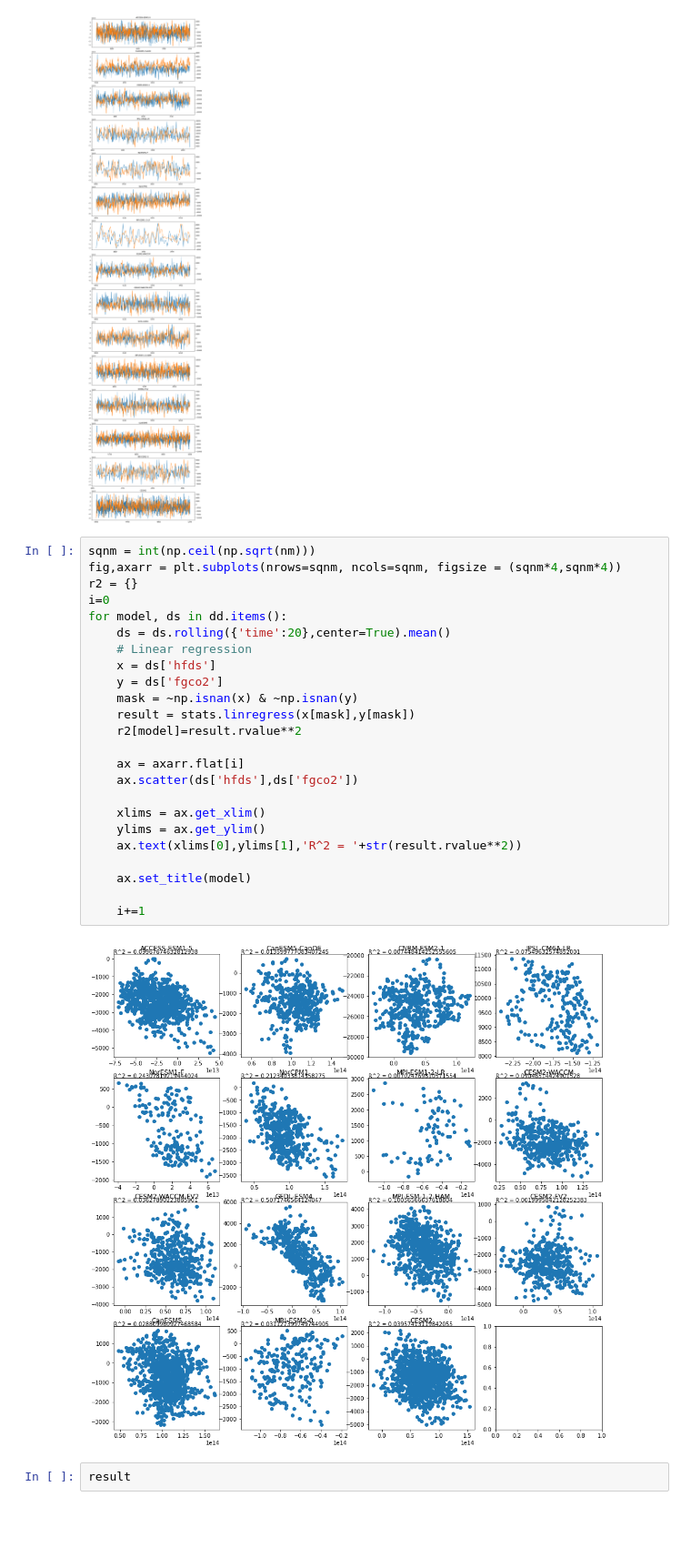
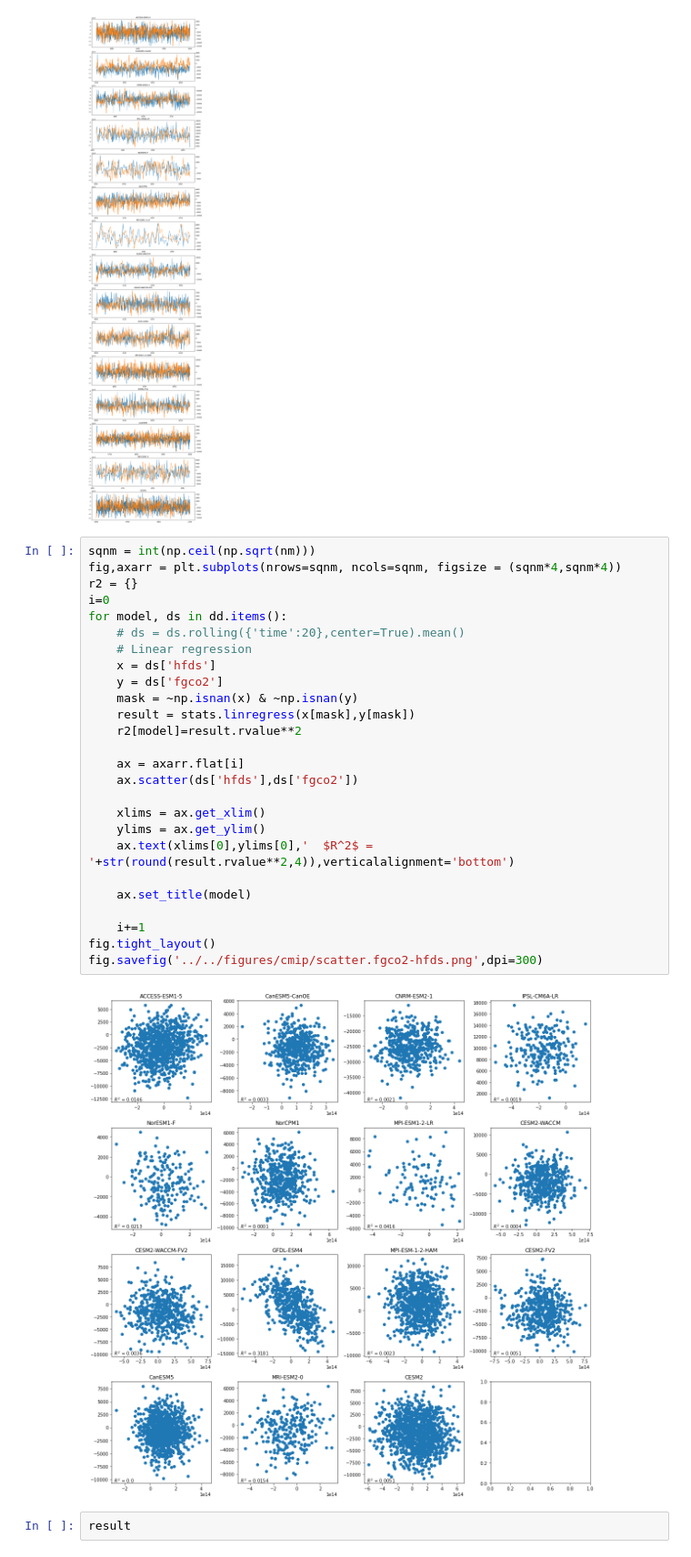
Before and after one commit to gmacgilchrist/bio-pump-timescales, a Jupyter notebook: notebooks/cmip/draw_globalintegrals.ipynb, the cells around one changed output. Shown at 91% size. Cells and saved outputs as stored; diff of their text form; blank space fills up the shorter version.

```diff
--- a/notebooks/cmip/draw_globalintegrals.ipynb
+++ b/notebooks/cmip/draw_globalintegrals.ipynb
@@ -46,29 +46,31 @@ for model, ds in dd.items():
 # %%
 sqnm = int(np.ceil(np.sqrt(nm)))
 fig,axarr = plt.subplots(nrows=sqnm, ncols=sqnm, figsize = (sqnm*4,sqnm*4))
 r2 = {}
 i=0
 for model, ds in dd.items():
-    ds = ds.rolling({'time':20},center=True).mean()
+    # ds = ds.rolling({'time':20},center=True).mean()
     # Linear regression
     x = ds['hfds']
     y = ds['fgco2']
     mask = ~np.isnan(x) & ~np.isnan(y)
     result = stats.linregress(x[mask],y[mask])
     r2[model]=result.rvalue**2
 
     ax = axarr.flat[i]
     ax.scatter(ds['hfds'],ds['fgco2'])
 
     xlims = ax.get_xlim()
     ylims = ax.get_ylim()
-    ax.text(xlims[0],ylims[1],'R^2 = '+str(result.rvalue**2))
+    ax.text(xlims[0],ylims[0],'  $R^2$ = '+str(round(result.rvalue**2,4)),verticalalignment='bottom')
 
     ax.set_title(model)
 
     i+=1
+fig.tight_layout()
+fig.savefig('../../figures/cmip/scatter.fgco2-hfds.png',dpi=300)
 # %% [output]
-[figure, old version]
+[figure, new version]
 # %%
 result
 # %% [output]
```
Also changed, not shown: 2 other files.
